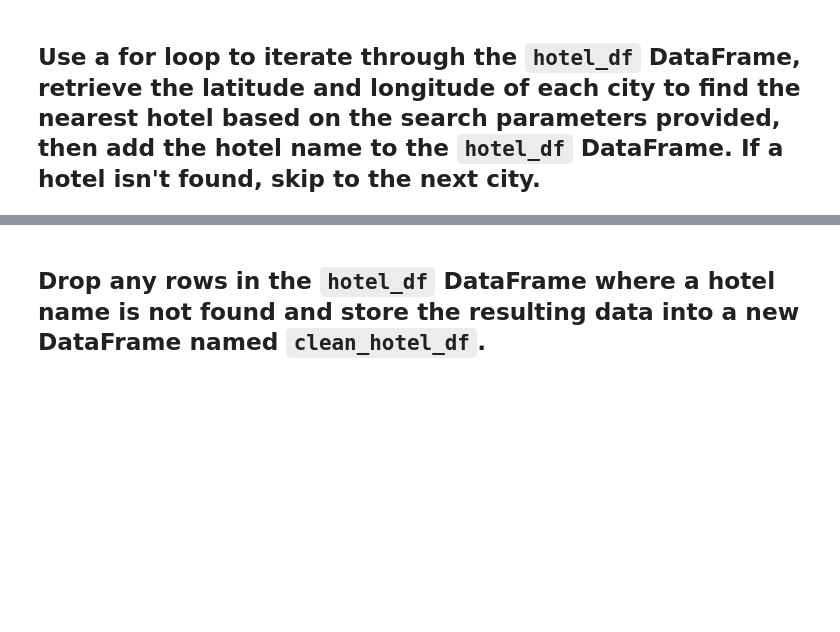
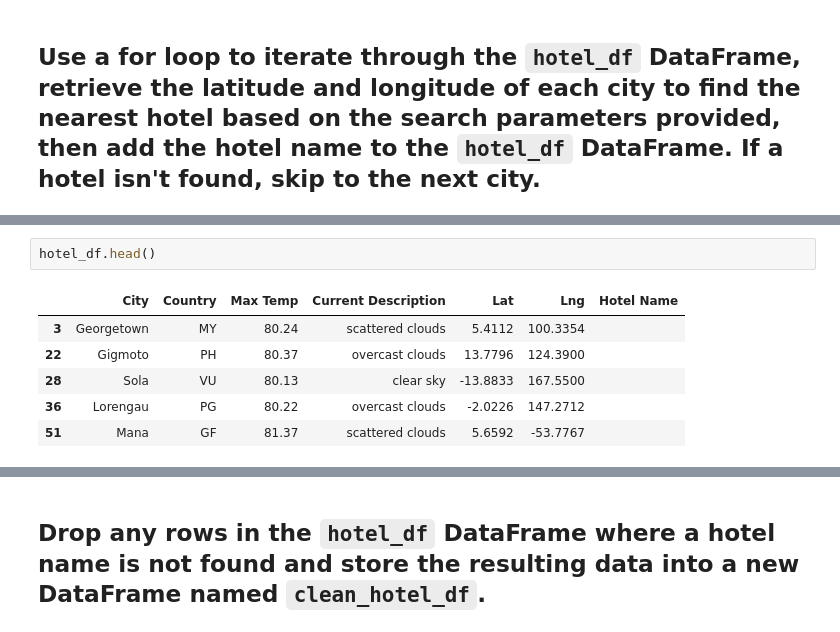
Before and after one commit to dbrashears63/World_Weather_Analysis, a Jupyter notebook: Vacation_Search_starter_code.ipynb, the cells around one changed output, grey strips where cells are left out. Cells and saved outputs as stored; diff of their text form; blank space fills up the shorter version.

```diff
--- a/Vacation_Search_starter_code.ipynb
+++ b/Vacation_Search_starter_code.ipynb
@@ -227,3 +223,12 @@ Hotel not found... skipping.
+# %%
+hotel_df.head()
+# %% [output]
+|  | City | Country | Max Temp | Current Description | Lat | Lng | Hotel Name |
+| 3 | Georgetown | MY | 80.24 | scattered clouds | 5.4112 | 100.3354 |  |
+| 22 | Gigmoto | PH | 80.37 | overcast clouds | 13.7796 | 124.3900 |  |
+| 28 | Sola | VU | 80.13 | clear sky | -13.8833 | 167.5500 |  |
+| 36 | Lorengau | PG | 80.22 | overcast clouds | -2.0226 | 147.2712 |  |
+| 51 | Mana | GF | 81.37 | scattered clouds | 5.6592 | -53.7767 |  |
 # %%
 # Display sample data
 hotel_df.tail()
```
Also changed, not shown: parts of 13 cells of this notebook.
